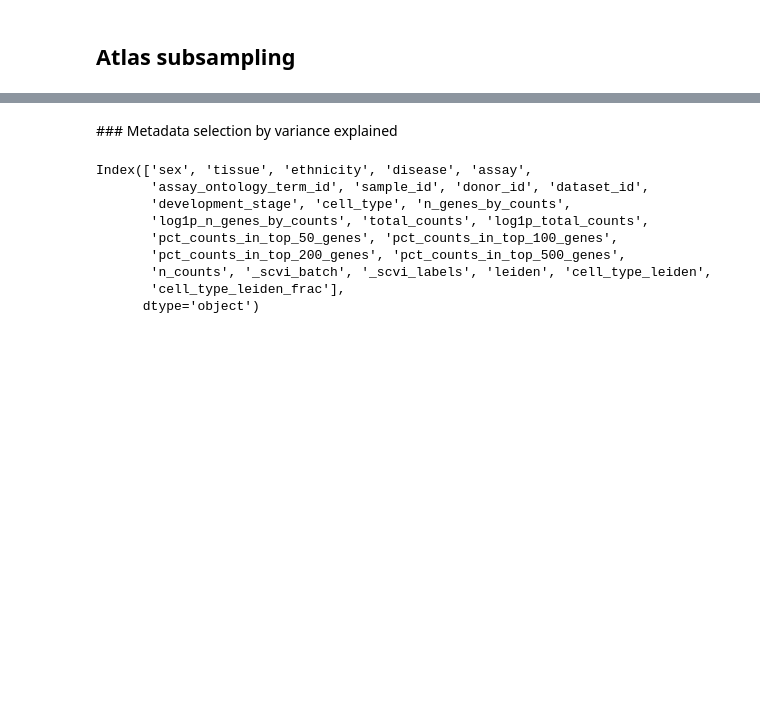
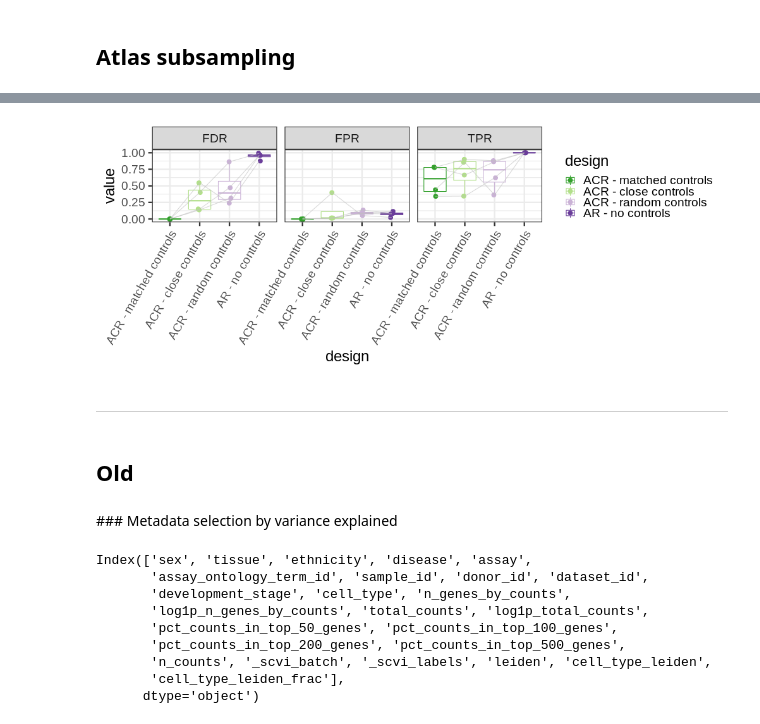
Before and after one commit to MarioniLab/oor_design_reproducibility, a Jupyter notebook: notebooks/PBMC_sample_similarity.ipynb, the cells around one changed output, grey strips where cells are left out. Saved outputs shown, nothing was run; the diff lists cells and outputs as text; code cells hidden in the pictures; blank space fills up the shorter version.

```diff
--- a/notebooks/PBMC_sample_similarity.ipynb
+++ b/notebooks/PBMC_sample_similarity.ipynb
@@ -737,0 +165,23 @@ nhood_obs_all[nhood_obs_all.ctrl_class == d].dropna()[['ctrl_class', 'perturb_po
+# %%
+nhoods_res_df_all = pd.DataFrame()
+tpr_res_df_all = pd.DataFrame()
+for ct in cts:
+    print(ct)
+    d = f'qPBMC_500cells_demo_perturb_cell_type{ct}_queryBatchdataset_id10_1038_s41591_021_01329_2_seed2022/'
+    print(os.listdir(outdir + d + 'ctrl_by_subsampling_random41'))
+    ## Read results with/wo matched controls
+    nhoods_res_df = pd.read_csv(outdir + d + '/nhoods_obs.csv', index_col = 0)
+    tpr_res_df = pd.read_csv(outdir + d + '/TPR_res.csv', index_col = 0)
+    nhoods_res_df = nhoods_res_df[nhoods_res_df['design'].isin(['ACR', 'AR'])]
+    tpr_res_df = tpr_res_df[tpr_res_df['design'].isin(['ACR', 'AR'])]
+    ## Read results with close subsample
+    closest_adata = milopy.utils.read_milo_adata(outdir + d + 'ctrl_by_subsampling_closest41/acr_design.h5ad', backed=True)
+    nhoods_df_closest, tpr_df_closest, _ = parse_design(closest_adata, ct, 'closest_ACR')
+    ## Read results with random subsample
+    random_adata = milopy.utils.read_milo_adata(outdir + d + 'ctrl_by_subsampling_random41/acr_design.h5ad', backed=True)
+    nhoods_df_random, tpr_df_random, _ = parse_design(random_adata, ct, 'random_ACR')
+    ## store results
+    nhoods_res_df = pd.concat([nhoods_res_df, nhoods_df_random, nhoods_df_closest])
+    tpr_res_df = pd.concat([tpr_res_df, tpr_df_random, tpr_df_closest])
+    nhoods_res_df_all = pd.concat([nhoods_res_df_all, nhoods_res_df])
+    tpr_res_df_all = pd.concat([tpr_res_df_all, tpr_res_df])
@@ -737,0 +252,2 @@ nhood_obs_all[nhood_obs_all.ctrl_class == d].dropna()[['ctrl_class', 'perturb_po
+# %%
+tpr_res_df_all.OOR_state_name = [short_pop_names[x] for x in tpr_res_df_all.OOR_state_name]
@@ -738,3 +272,28 @@ nhood_obs_all[nhood_obs_all.ctrl_class == d].dropna()[['ctrl_class', 'perturb_po
+# %%
+%%R -i tpr_res_df_all -w 1000 -h 400
+
+pl1 <- tpr_res_df_all %>%
+    mutate(design=factor(design, levels=names(design_labeller))) %>%
+    pivot_longer(cols=c("TPR", "FPR", "FDR"), names_to='metric') %>%
+    ggplot(aes(design, value, color=design)) +
+    geom_boxplot() +
+    geom_jitter(size=3, width=0.05) +
+    geom_line(aes(group=OOR_state_name), color='grey', alpha=0.6) +
+    facet_wrap(metric~.) +
+    scale_color_manual(values=design_palette, labels=design_labeller) +
+    scale_x_discrete(labels=design_labeller) +
+    theme_bw(base_size=24) +
+    theme(axis.text.x = element_text(angle=60, hjust=1, vjust=1))
+
+pl1 +
+    ggsave(paste0(figdir, 'TPR_FPR_FDR.png'), width=12, height=6) +
+    ggsave(paste0(figdir, 'TPR_FPR_FDR.pdf'), width=12, height=6)
+# %% [output]
+[figure, added]
+# %% [markdown]
+---
+# %% [markdown]
+## Old
 # %% [markdown]
 ### Metadata selection by variance explained
 # %%
```
Also changed, not shown: parts of 68 cells of this notebook, 24 other files.
